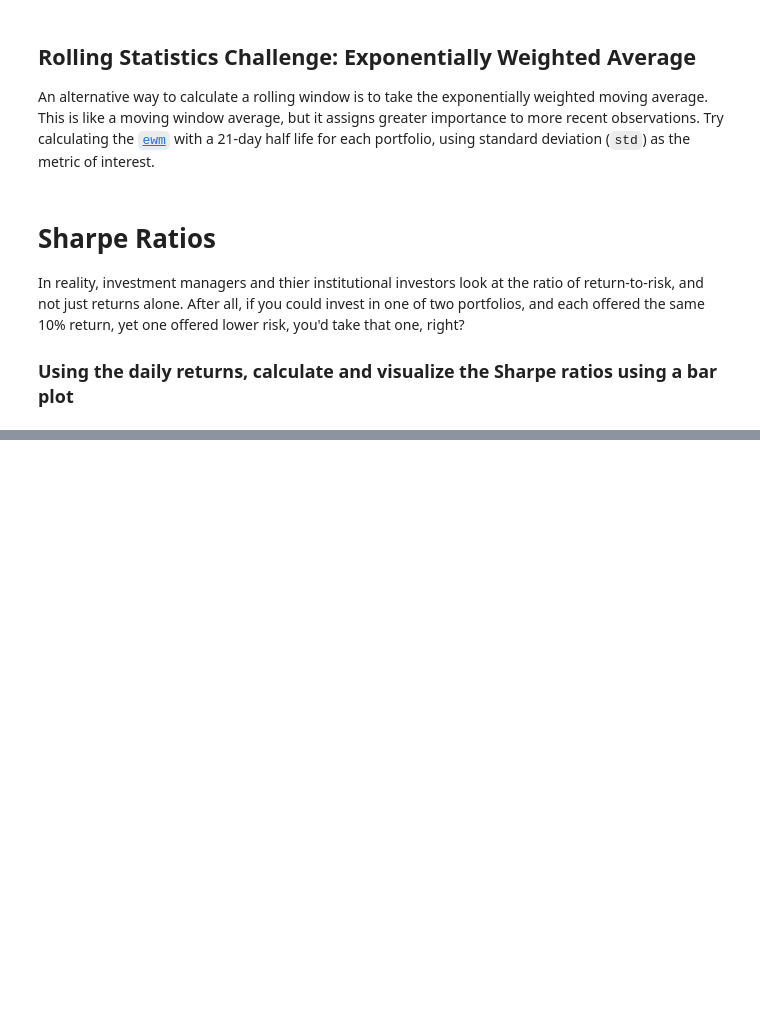
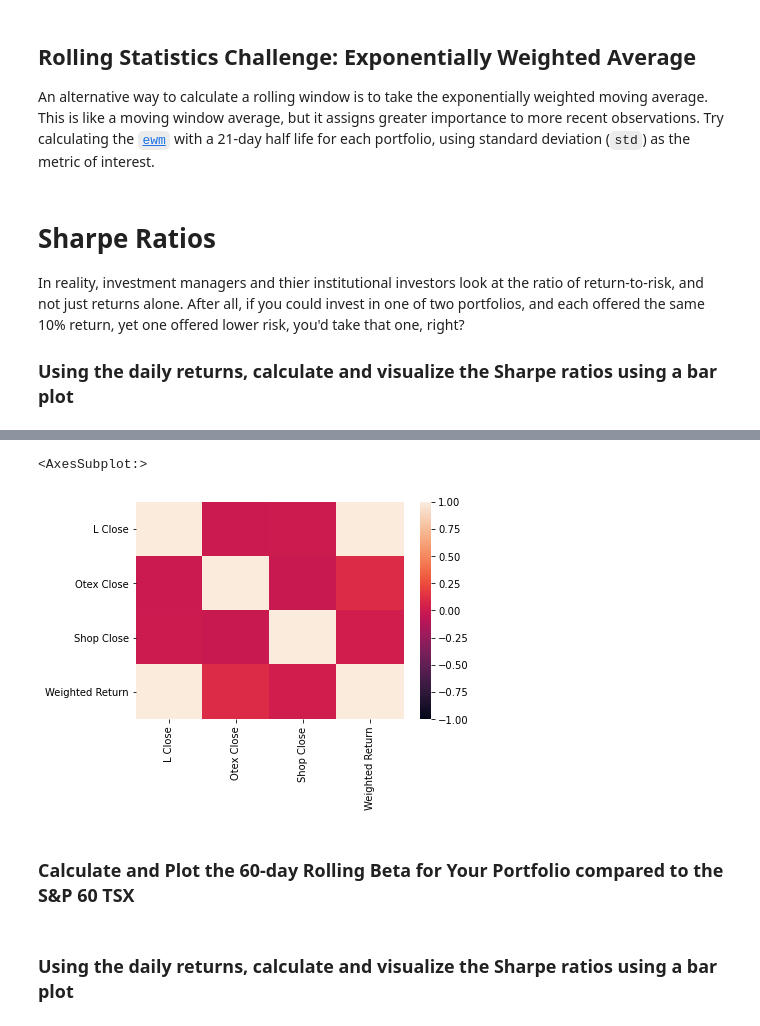
Before and after one commit to ObyNtech/module_4_challenge, a Jupyter notebook: whale_analysis.ipynb, the cells around one changed output, grey strips where cells are left out. Cells and saved outputs as stored; diff of their text form; code cells hidden in the pictures; blank space fills up the shorter version.

```diff
--- a/whale_analysis.ipynb
+++ b/whale_analysis.ipynb
@@ -442,0 +648,6 @@ In reality, investment managers and thier institutional investors look at the ra
+# %%
+# Join your returns DataFrame to the original returns DataFrame
+
+join_return_data_df = pd.concat([all_historical_data_df,all_historical_portfolio_returns], axis = 'columns', join = 'inner')
+join_return_data_df = join_return_data_df.rename(columns = {0:'Weighted Return'})
+join_return_data_df
@@ -442,0 +731,4 @@ In reality, investment managers and thier institutional investors look at the ra
+# %%
+# Calculate the correlation
+correlation_join_return_data_df = join_return_data_df.corr()
+correlation_join_return_data_df
@@ -442,0 +741,8 @@ In reality, investment managers and thier institutional investors look at the ra
+# %%
+# Plot the correlation
+sns.heatmap(correlation_join_return_data_df,vmin =-1, vmax = 1)
+# %% [output]
+<AxesSubplot:>
+[figure, added]
+# %% [markdown]
+### Calculate and Plot the 60-day Rolling Beta for Your Portfolio compared to the S&P 60 TSX
@@ -442,0 +755,2 @@ In reality, investment managers and thier institutional investors look at the ra
+# %% [markdown]
+### Using the daily returns, calculate and visualize the Sharpe ratios using a bar plot
```
Also changed, not shown: parts of 31 cells of this notebook.
